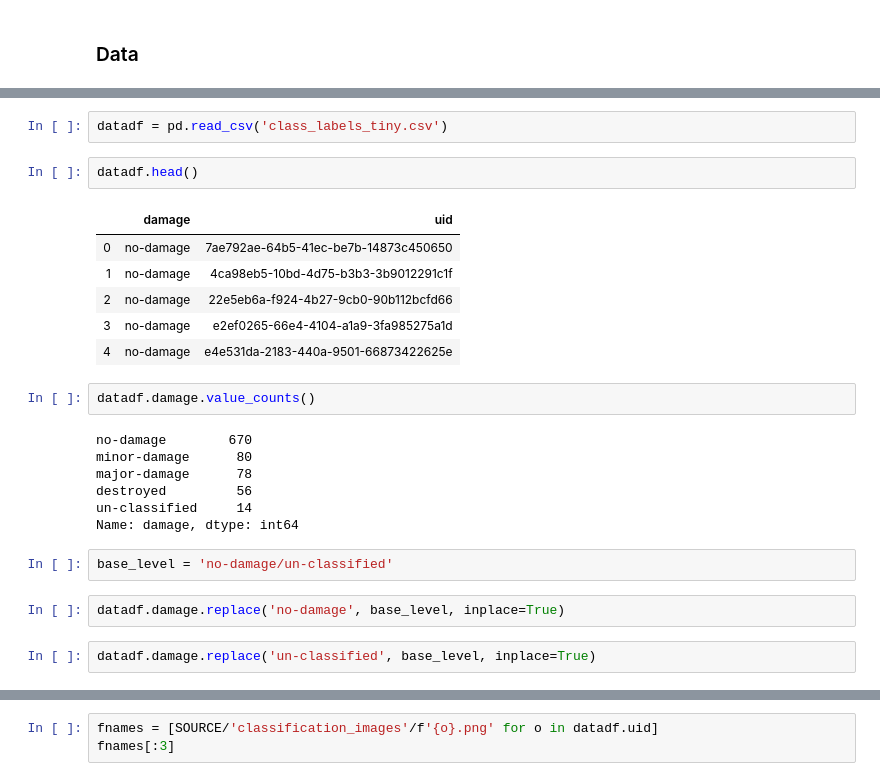
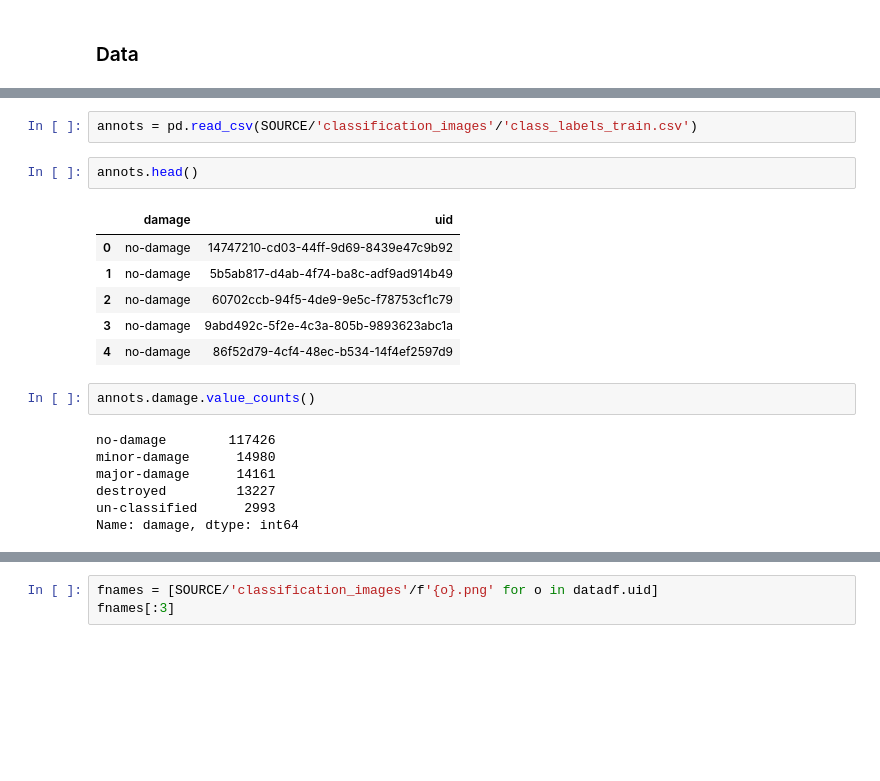
Before and after one commit to qAp/xview2comp, a Jupyter notebook: 03_damage_classification.ipynb, the cells around one changed output, grey strips where cells are left out. Drawn from its saved outputs; the diff is of its cells as text; blank space fills up the shorter version.

```diff
--- a/03_damage_classification.ipynb
+++ b/03_damage_classification.ipynb
@@ -21,26 +20,20 @@ SOURCE.ls()
 # %%
-datadf = pd.read_csv('class_labels_tiny.csv')
+annots = pd.read_csv(SOURCE/'classification_images'/'class_labels_train.csv')
 # %%
-datadf.head()
+annots.head()
 # %% [output]
 |  | damage | uid |
-| 0 | no-damage | 7ae792ae-64b5-41ec-be7b-14873c450650 |
-| 1 | no-damage | 4ca98eb5-10bd-4d75-b3b3-3b9012291c1f |
-| 2 | no-damage | 22e5eb6a-f924-4b27-9cb0-90b112bcfd66 |
-| 3 | no-damage | e2ef0265-66e4-4104-a1a9-3fa985275a1d |
-| 4 | no-damage | e4e531da-2183-440a-9501-66873422625e |
+| 0 | no-damage | 14747210-cd03-44ff-9d69-8439e47c9b92 |
+| 1 | no-damage | 5b5ab817-d4ab-4f74-ba8c-adf9ad914b49 |
+| 2 | no-damage | 60702ccb-94f5-4de9-9e5c-f78753cf1c79 |
+| 3 | no-damage | 9abd492c-5f2e-4c3a-805b-9893623abc1a |
+| 4 | no-damage | 86f52d79-4cf4-48ec-b534-14f4ef2597d9 |
 # %%
-datadf.damage.value_counts()
+annots.damage.value_counts()
 # %% [output]
-no-damage        670
-minor-damage      80
-major-damage      78
-destroyed         56
-un-classified     14
+no-damage        117426
+minor-damage      14980
+major-damage      14161
+destroyed         13227
+un-classified      2993
 Name: damage, dtype: int64
-# %%
-base_level = 'no-damage/un-classified'
-# %%
-datadf.damage.replace('no-damage', base_level, inplace=True)
-# %%
-datadf.damage.replace('un-classified', base_level, inplace=True)
```
Also changed, not shown: parts of 24 cells of this notebook, 1 other file.
